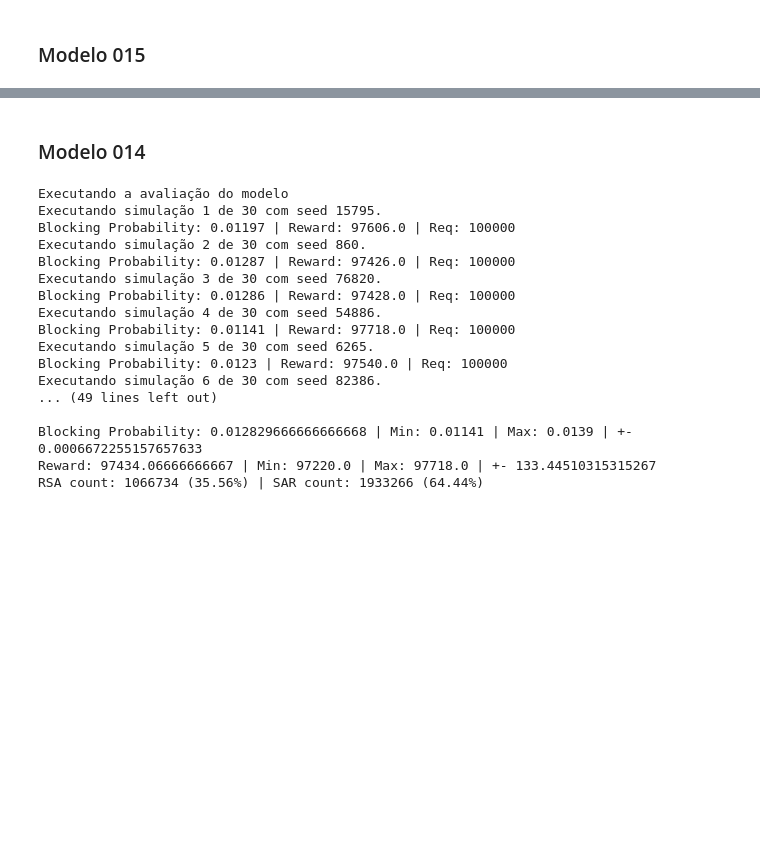
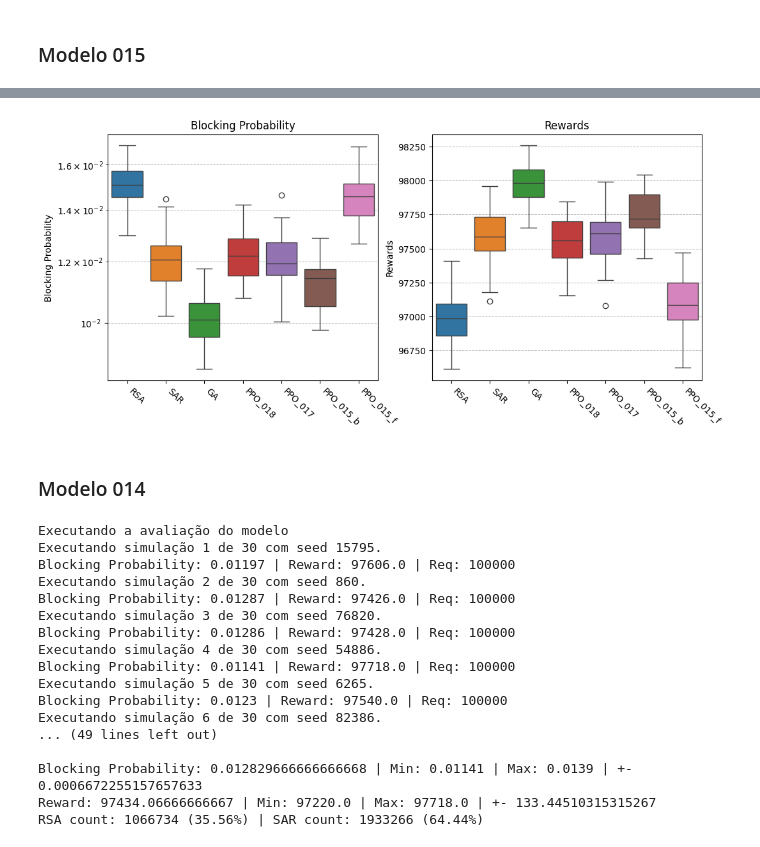
Before and after one commit to TheMatheusLs/Projeto-006---Artigo-rede-regular-iTwo, a Jupyter notebook: src/00 - Avaliando e comparando os modelos.ipynb, the cells around one changed output, grey strips where cells are left out. Saved outputs shown, nothing was run; the diff lists cells and outputs as text; code cells hidden in the pictures; blank space fills up the shorter version.

```diff
--- a/src/00 - Avaliando e comparando os modelos.ipynb
+++ b/src/00 - Avaliando e comparando os modelos.ipynb
@@ -298,6 +371,6 @@ env = Enviroment(
 model_018 = PPO.load("D:\\98_phD_Files\\Projeto 006 - Artigo rede regular iTwo\\logs\\PPO_018\\training\\best_model\\best_model.zip", env=env)
 
 ## Retorna a PB para o modelo treinado
-M_018_pbs, M_018_rewards = run_test(env, model_018, num_sim=30)
+results_models_300e['PPO_018'] = run_test(env, model_018, num_sim=30, main_seed=123)
 # %% [output]
 Executando a avaliação do modelo
@@ -344,6 +413,6 @@ env = Enviroment(
 model_017 = PPO.load("D:\\98_phD_Files\\Projeto 006 - Artigo rede regular iTwo\\logs\\PPO_017\\training\\best_model\\best_model.zip", env=env)
 
 ## Retorna a PB para o modelo treinado
-M_017_pbs, M_017_rewards = run_test(env, model_017, num_sim=30)
+results_models_300e['PPO_017'] = run_test(env, model_017, num_sim=30, main_seed=123)
 # %% [output]
 Executando a avaliação do modelo
@@ -436,6 +455,6 @@ env = Enviroment(
 model_015 = PPO.load("D:\\98_phD_Files\\Projeto 006 - Artigo rede regular iTwo\\logs\\PPO_015\\training\\best_model\\best_model.zip", env=env)
 
 ## Retorna a PB para o modelo treinado
-M_015_pbs, M_015_rewards = run_test(env, model_015, num_sim=30)
+results_models_300e['PPO_015_b'] = run_test(env, model_015, num_sim=30, main_seed=123)
 # %% [output]
 Executando a avaliação do modelo
@@ -461,0 +477,22 @@ include_models([M_018_pbs, M_017_pbs, M_016_pbs, M_015_pbs], [M_018_rewards, M_0
+# %%
+enviroment_type_models = {
+    "Observation": "availability-vector",
+    "Action": "RSA-SAR",
+    "Reward": "RL-defaut",
+    "StopCond": "MaxReq",
+    "StartCond": "Empty"
+}
+
+# Cria o ambiente de simulação
+env = Enviroment(
+    network_load=300,
+    k_routes=K_ROUTES,
+    number_of_slots=NUMBER_OF_SLOTS,
+    enviroment_type=enviroment_type_models,
+    data_folder="PPO_Eval",
+)
+
+model_015_f = PPO.load("D:\\98_phD_Files\\Projeto 006 - Artigo rede regular iTwo\\logs\\PPO_015\\training\\final_model.zip", env=env)
+
+## Retorna a PB para o modelo treinado
+results_models_300e['PPO_015_f'] = run_test(env, model_015_f, num_sim=30, main_seed=123)
@@ -462,3 +517,7 @@ include_models([M_018_pbs, M_017_pbs, M_016_pbs, M_015_pbs], [M_018_rewards, M_0
+# %%
+include_models(results_models_300e)
+# %% [output]
+[figure, added]
 # %% [markdown]
 ### Modelo 014
 # %%
```
Also changed, not shown: parts of 74 cells of this notebook, 39 other files.
